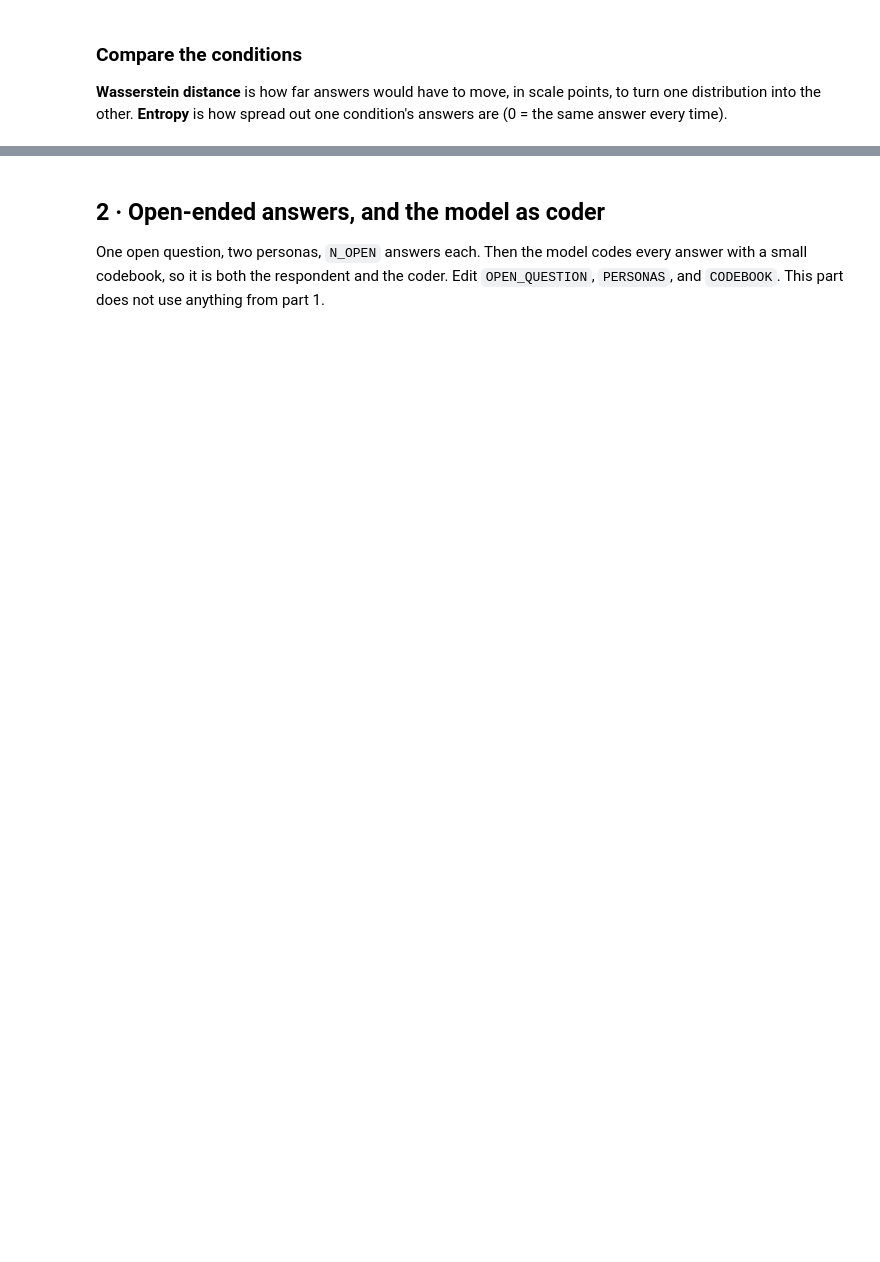
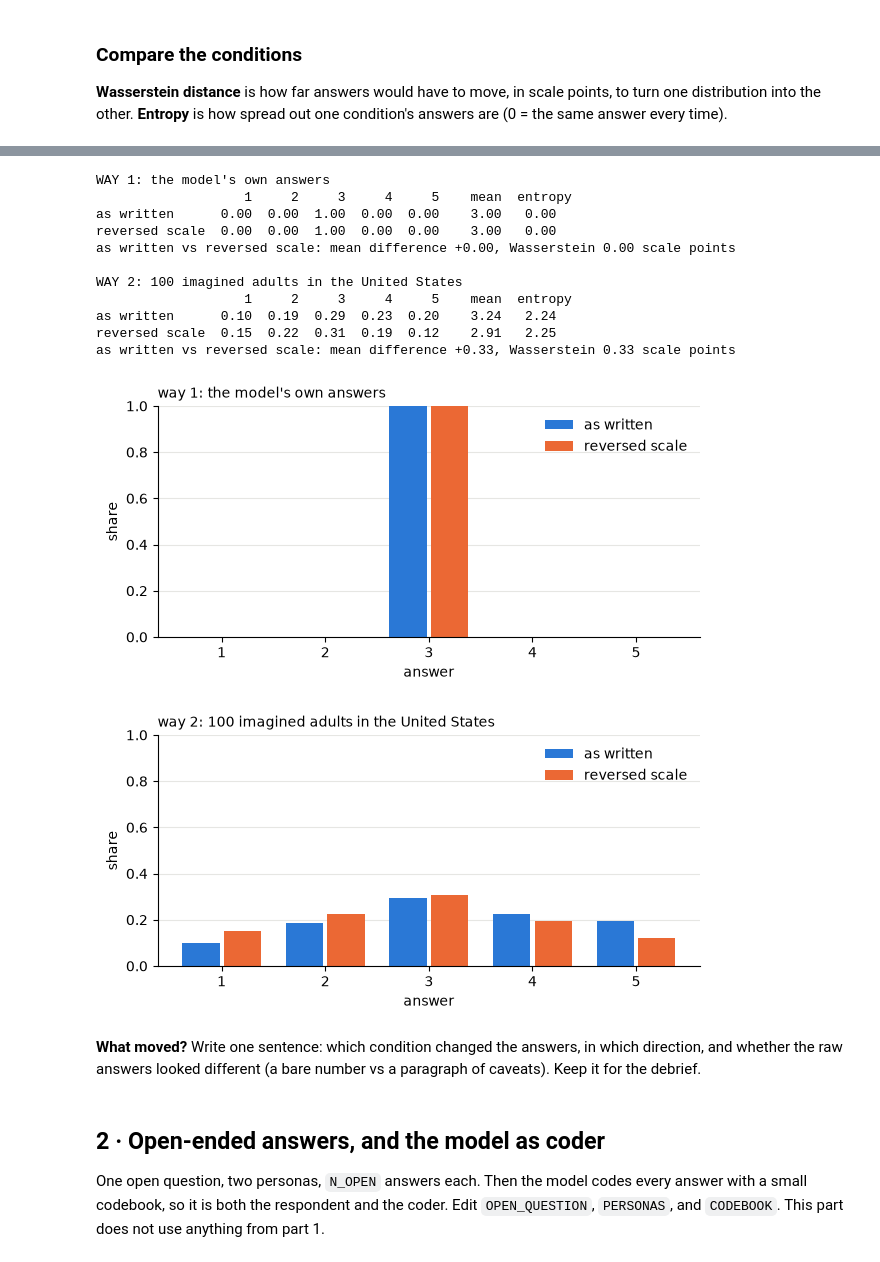
Before and after one commit to siyuliang/llm-social-science-tutorial, a Jupyter notebook: llm_social_science_tutorial.ipynb, the cells around one changed output, grey strips where cells are left out. Cells and saved outputs as stored; diff of their text form; code cells hidden in the pictures; blank space fills up the shorter version.

Commit message:
Number activities: Activity 1 cells in part 1, part 3 is Activity 2
Co-Authored-By: Claude Fable 5.1 <noreply@anthropic.com>

```diff
--- a/llm_social_science_tutorial.ipynb
+++ b/llm_social_science_tutorial.ipynb
@@ -223,0 +228,21 @@ welfare vs assistance: mean difference +0.35, Wasserstein 0.35 scale points
+# %%
+# activity 1 settings: replace these two conditions with your own
+MY_CONDITIONS = {
+    "as written": '''Do you think the government spends too little, about right, or too much on welfare?
+1 = far too little, 3 = about right, 5 = far too much.''',
+
+    "reversed scale": '''Do you think the government spends too little, about right, or too much on welfare?
+1 = far too much, 3 = about right, 5 = far too little.''',
+}
+MY_SCALE = (1, 5)
+MY_N = 10
+MY_POPULATION = "adults in the United States"
+# %%
+my_single = {}
+my_population = {}
+for name, question in MY_CONDITIONS.items():
+    print(f"===== condition: {name} | way 1: ask {MY_N} times =====")
+    my_single[name] = run_many(question, MY_N, MY_SCALE)
+    print(f"\n===== condition: {name} | way 2: 100 imagined {MY_POPULATION} =====")
+    my_population[name] = run_population(question, MY_SCALE, MY_POPULATION)
+    print()
@@ -224,3 +267,24 @@ welfare vs assistance: mean difference +0.35, Wasserstein 0.35 scale points
+# %%
+my_dists_single = compare(my_single, MY_SCALE, "WAY 1: the model's own answers")
+my_dists_population = compare(my_population, MY_SCALE, "WAY 2: 100 imagined " + MY_POPULATION)
+plot(my_dists_single, MY_SCALE, "way 1: the model's own answers")
+plot(my_dists_population, MY_SCALE, "way 2: 100 imagined " + MY_POPULATION)
+# %% [output]
+WAY 1: the model's own answers
+                   1     2     3     4     5    mean  entropy
+as written      0.00  0.00  1.00  0.00  0.00    3.00   0.00
+reversed scale  0.00  0.00  1.00  0.00  0.00    3.00   0.00
+as written vs reversed scale: mean difference +0.00, Wasserstein 0.00 scale points
+
+WAY 2: 100 imagined adults in the United States
+                   1     2     3     4     5    mean  entropy
+as written      0.10  0.19  0.29  0.23  0.20    3.24   2.24
+reversed scale  0.15  0.22  0.31  0.19  0.12    2.91   2.25
+as written vs reversed scale: mean difference +0.33, Wasserstein 0.33 scale points
+[figure, added]
+[figure, added]
+# %% [markdown]
+**What moved?** Write one sentence: which condition changed the answers, in which direction, and whether the raw answers looked different (a bare number vs a paragraph of caveats). Keep it for the debrief.
 # %% [markdown]
 ## 2 · Open-ended answers, and the model as coder
 
```
Also changed, not shown: parts of 9 cells of this notebook.
